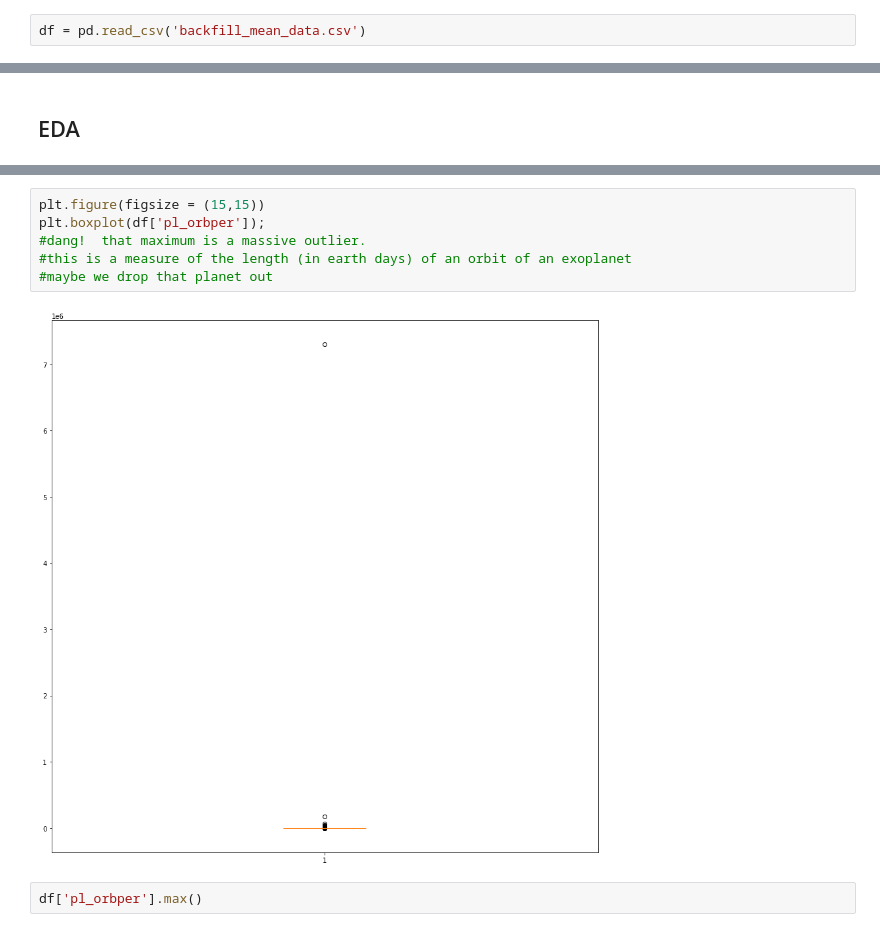
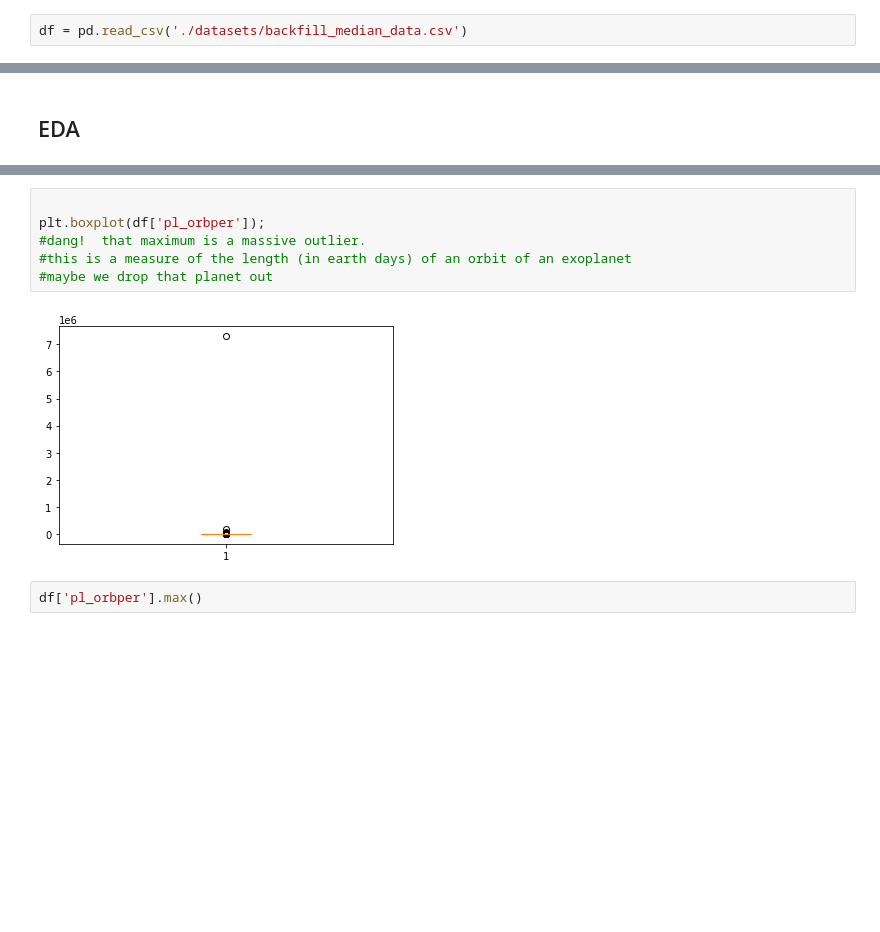
Before and after one commit to sehyeager/exoplanet_clustering, a Jupyter notebook: EDA-PCA.ipynb, the cells around one changed output, grey strips where cells are left out. Drawn from its saved outputs; the diff is of its cells as text; blank space fills up the shorter version.

```diff
--- a/EDA-PCA.ipynb
+++ b/EDA-PCA.ipynb
@@ -7,5 +8,5 @@ import seaborn as sns
 # %%
-df = pd.read_csv('backfill_mean_data.csv')
+df = pd.read_csv('./datasets/backfill_median_data.csv')
 # %%
 df.head()
 # %% [output]
@@ -83,11 +81,11 @@ plt.hist(df['sy_pnum']);
 # %%
-plt.figure(figsize = (15,15))
+
 plt.boxplot(df['pl_orbper']);
 #dang!  that maximum is a massive outlier.
 #this is a measure of the length (in earth days) of an orbit of an exoplanet
 #maybe we drop that planet out
 # %% [output]
-[figure, old version]
+[figure, new version]
 # %%
 df['pl_orbper'].max()
 # %% [output]
```
Also changed, not shown: parts of 32 cells of this notebook, 15 other files.
